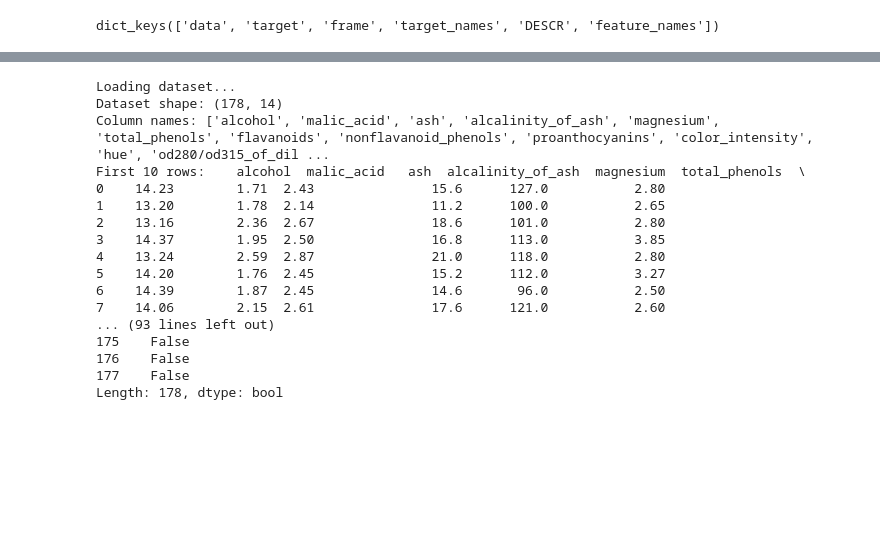
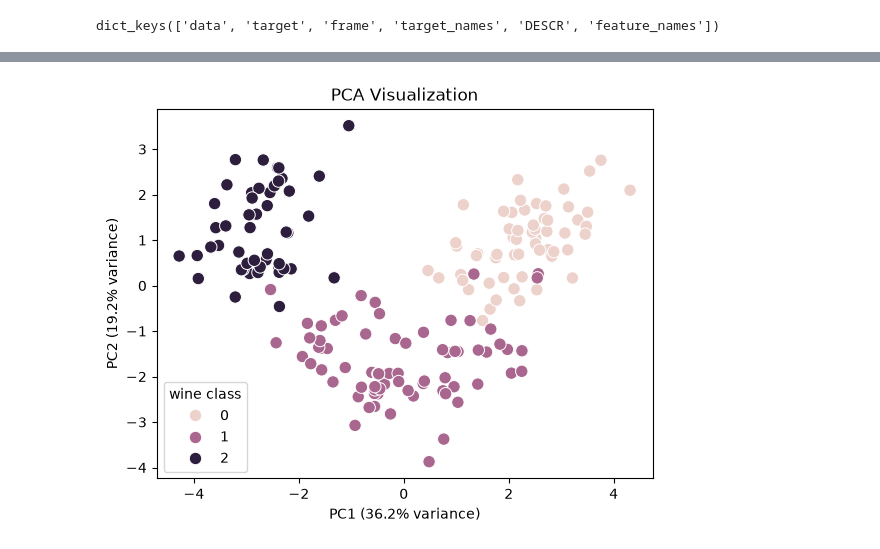
Before and after one commit to chichichi67/ChemicalDataScience103, a Jupyter notebook: assignments/session08_assignment/userfolder/wine_eda_Chiara.ipynb, the cells around one changed output, grey strips where cells are left out. Cells and saved outputs as stored; diff of their text form; code cells hidden in the pictures; blank space fills up the shorter version.

```diff
--- a/assignments/session08_assignment/userfolder/wine_eda_Chiara.ipynb
+++ b/assignments/session08_assignment/userfolder/wine_eda_Chiara.ipynb
@@ -64,37 +100,24 @@ AttributeError: 'Axes' object has no attribute 'savefig'
 # %%
 
 # --- 4. Scaling and PCA ---
 # separate features (X) and target (y)
+X= df.drop(["target"], axis=1)
+y= df["target"]
 # scale the features using StandardScaler
+scaler=StandardScaler()
+X_scaled=scaler.fit_transform(X)
 # apply PCA (2 components)
+pca=PCA(n_components=2)
+X_pca=pca.fit_transform(X_scaled)
 # create a DataFrame with PCA results and target
+df_pca=pd.DataFrame(X_pca, columns=["PC1","PC2"])
+df_pca["wine class"]=y
 # plot and save a scatterplot of the first two components (color by target)
-
-# --- 5. Classification models ---
-# Do a random train-test split (20%)
-# Scale training and test features (fit_transform() on X_train, transform() on X_test)
-# Train logistic regression, a decision tree and a random forest (default hyperparameters)
-# Compare the label prediction accuracy of the different models.
-# Train and evaluate the three models on the PCA data.
-
-# Entry point
-#if __name__ == "__main__":
-#main()
+pca_scatterplot_fig=sns.scatterplot(data=df_pca,x="PC1", y="PC2", hue= "wine class", s=80)
+plt.title("PCA Visualization")
+plt.xlabel(f"PC1 ({pca.explained_variance_ratio_[0]*100:.1f}% variance)")
+plt.ylabel(f"PC2 ({pca.explained_variance_ratio_[1]*100:.1f}% variance)")
+plt.savefig("pca_scatterplot_fig.png")
+plt.show()
 # %% [output]
-Loading dataset...
-Dataset shape: (178, 14)
-Column names: ['alcohol', 'malic_acid', 'ash', 'alcalinity_of_ash', 'magnesium', 'total_phenols', 'flavanoids', 'nonflavanoid_phenols', 'proanthocyanins', 'color_intensity', 'hue', 'od280/od315_of_dil ...
-First 10 rows:    alcohol  malic_acid   ash  alcalinity_of_ash  magnesium  total_phenols  \
-0    14.23        1.71  2.43               15.6      127.0           2.80
-1    13.20        1.78  2.14               11.2      100.0           2.65
-2    13.16        2.36  2.67               18.6      101.0           2.80
-3    14.37        1.95  2.50               16.8      113.0           3.85
-4    13.24        2.59  2.87               21.0      118.0           2.80
-5    14.20        1.76  2.45               15.2      112.0           3.27
-6    14.39        1.87  2.45               14.6       96.0           2.50
-7    14.06        2.15  2.61               17.6      121.0           2.60
-... (93 lines left out)
-175    False
-176    False
-177    False
-Length: 178, dtype: bool
+[figure, added]
```
Also changed, not shown: parts of 5 cells of this notebook, 8 other files.
